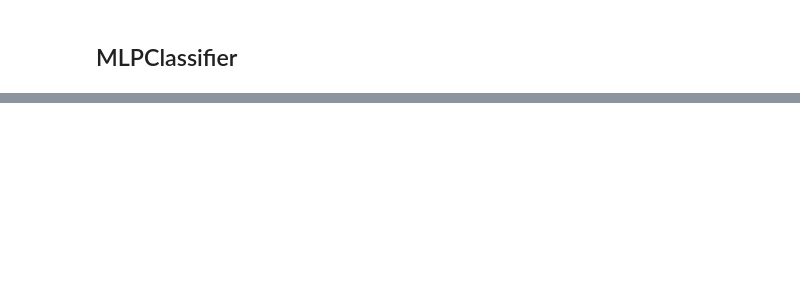
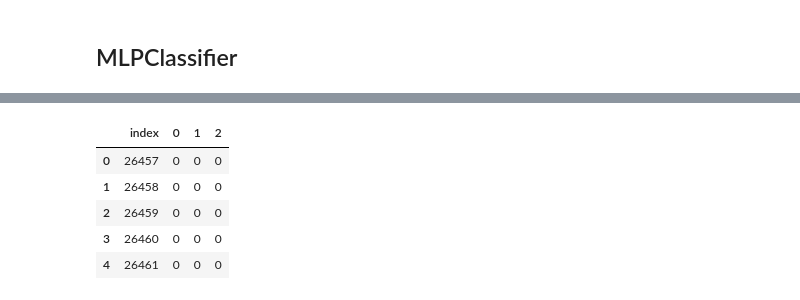
Before and after one commit to LIMDANBI/dacon_2021, a Jupyter notebook: model_implementation.ipynb, the cells around one changed output, grey strips where cells are left out. Saved outputs shown, nothing was run; the diff lists cells and outputs as text; code cells hidden in the pictures; blank space fills up the shorter version.

```diff
--- a/model_implementation.ipynb
+++ b/model_implementation.ipynb
@@ -281,0 +272,9 @@ log_loss: 0.7668689694331253
+# %%
+submission.head()
+# %% [output]
+|  | index | 0 | 1 | 2 |
+| 0 | 26457 | 0 | 0 | 0 |
+| 1 | 26458 | 0 | 0 | 0 |
+| 2 | 26459 | 0 | 0 | 0 |
+| 3 | 26460 | 0 | 0 | 0 |
+| 4 | 26461 | 0 | 0 | 0 |
```
Also changed, not shown: parts of 78 cells of this notebook.
